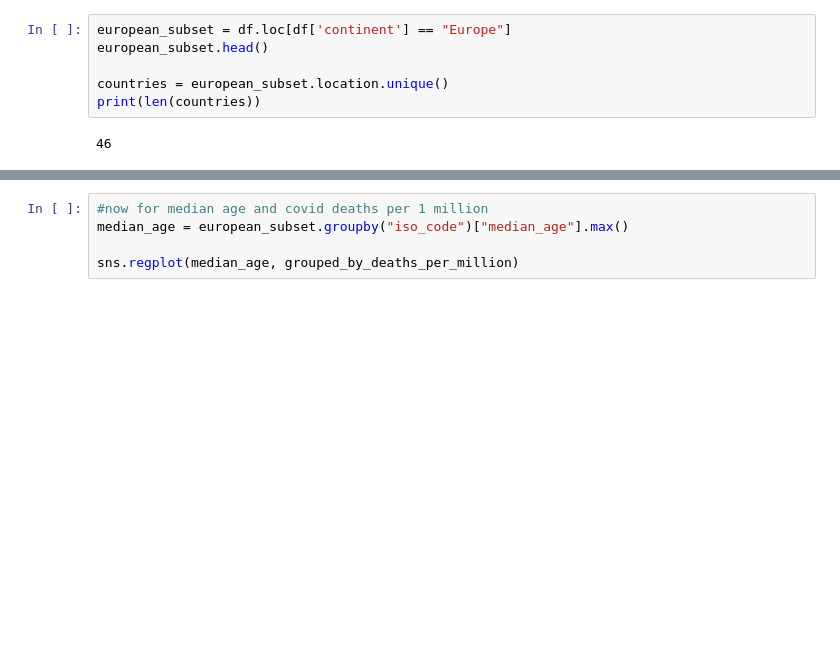
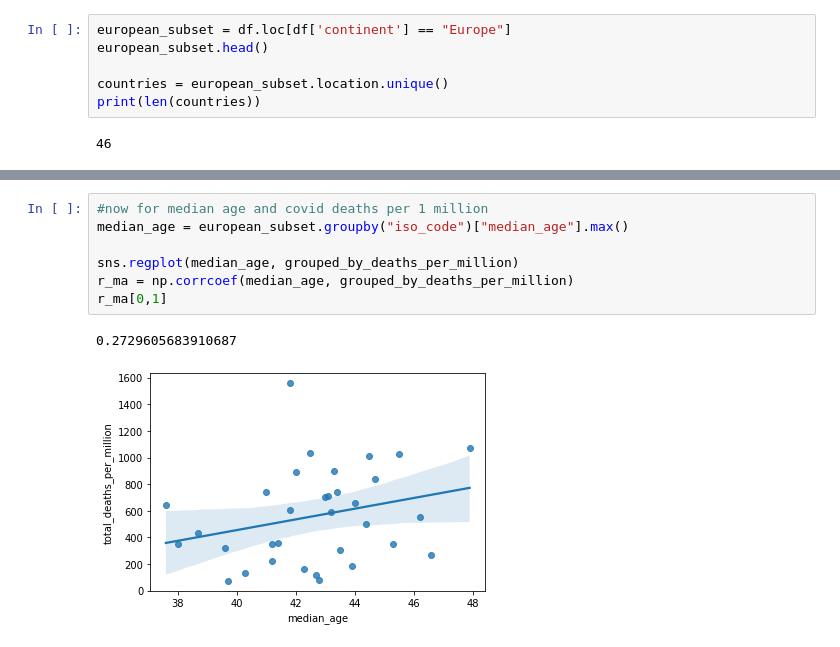
Before and after one commit to schagan2/Project_Group_5-Covid-19, a Jupyter notebook: Deliverable_3.ipynb, the cells around one changed output, grey strips where cells are left out. Cells and saved outputs as stored; diff of their text form; blank space fills up the shorter version.

```diff
--- a/Deliverable_3.ipynb
+++ b/Deliverable_3.ipynb
@@ -139,8 +192,13 @@ sns.regplot(cardiovascular_death_rate, grouped_by_deaths_per_million)
 # %%
 #now for median age and covid deaths per 1 million
 median_age = european_subset.groupby("iso_code")["median_age"].max()
 
 sns.regplot(median_age, grouped_by_deaths_per_million)
+r_ma = np.corrcoef(median_age, grouped_by_deaths_per_million)
+r_ma[0,1]
+# %% [output]
+0.2729605683910687
+[figure, added]
 # %%
 #now for aged 65 and older rate
 sixty_five_and_older = european_subset.groupby("iso_code")["aged_65_older"].max()
```
Also changed, not shown: parts of 19 cells of this notebook.
